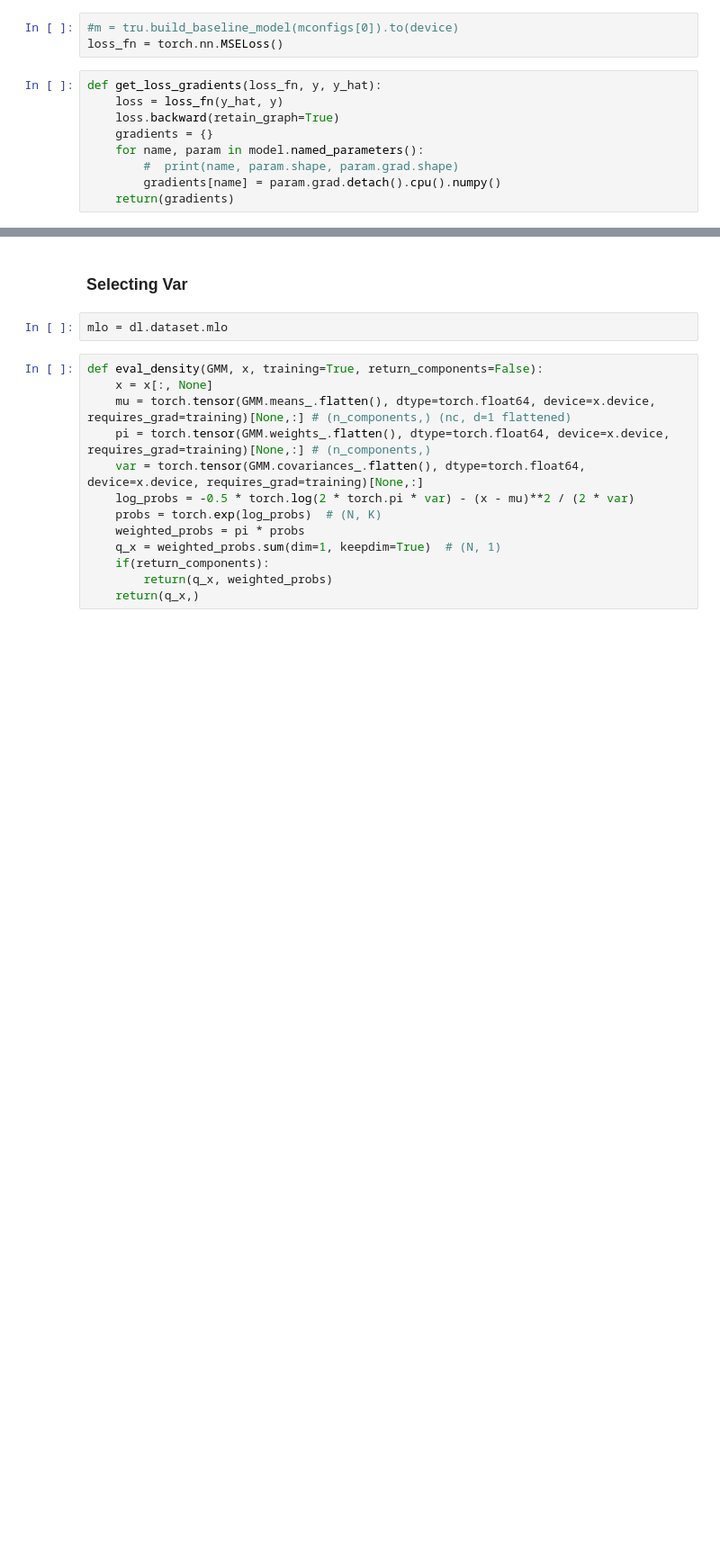
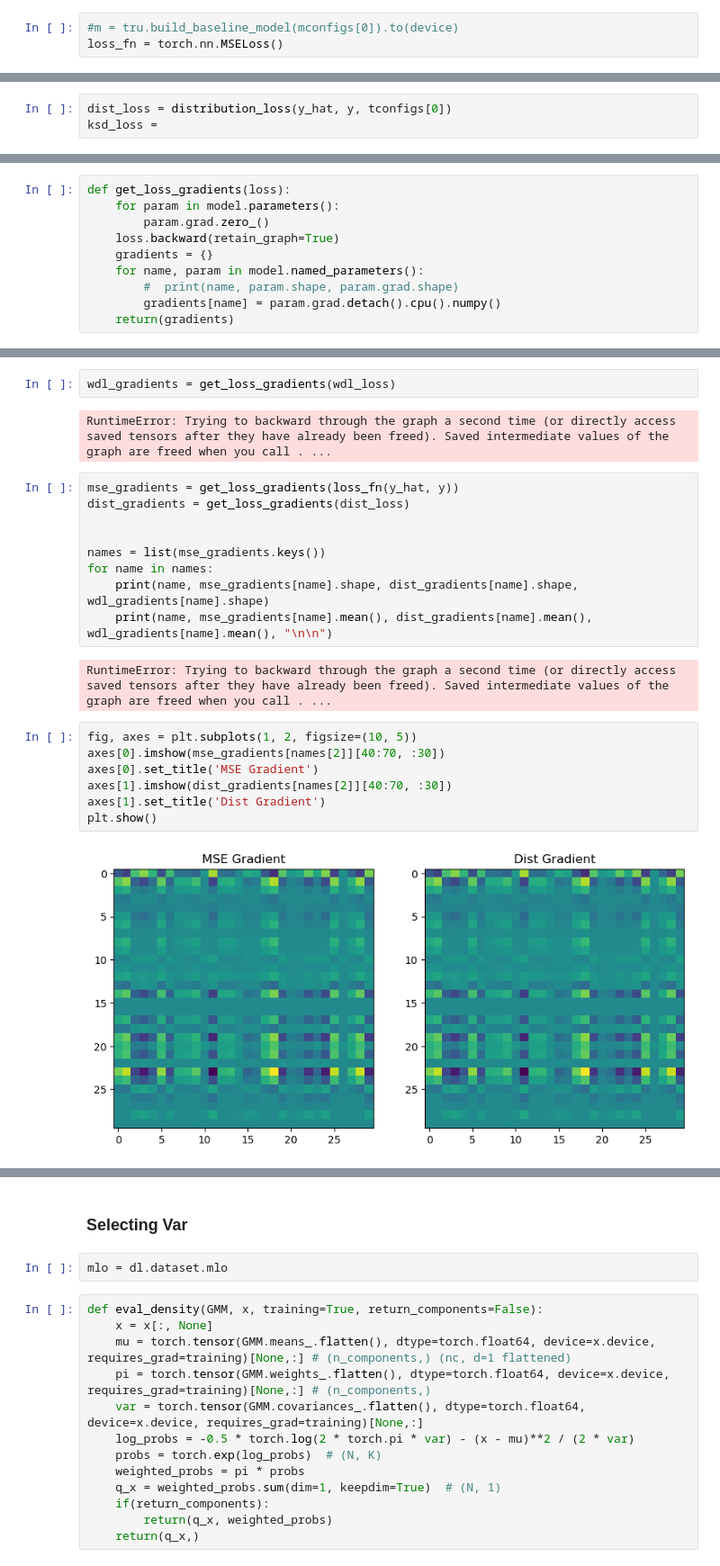
Before and after one commit to SammyAgrawal/diffusion-climsim, a Jupyter notebook: Notebooks/DiffTraining.ipynb, the cells around one changed output, grey strips where cells are left out. Shown at 90% size. Cells and saved outputs as stored; diff of their text form; blank space fills up the shorter version.

```diff
--- a/Notebooks/DiffTraining.ipynb
+++ b/Notebooks/DiffTraining.ipynb
@@ -611,12 +654,3 @@ y_hat.shape, y_hat.device
 # %%
 #m = tru.build_baseline_model(mconfigs[0]).to(device)
 loss_fn = torch.nn.MSELoss()
-# %%
-def get_loss_gradients(loss_fn, y, y_hat):
-    loss = loss_fn(y_hat, y)
-    loss.backward(retain_graph=True)
-    gradients = {}
-    for name, param in model.named_parameters():
-        #  print(name, param.shape, param.grad.shape)
-        gradients[name] = param.grad.detach().cpu().numpy()
-    return(gradients)
@@ -624,0 +723,3 @@ def get_loss_gradients(loss_fn, y, y_hat):
+# %%
+dist_loss = distribution_loss(y_hat, y, tconfigs[0])
+ksd_loss =
@@ -624,0 +745,10 @@ def get_loss_gradients(loss_fn, y, y_hat):
+# %%
+def get_loss_gradients(loss):
+    for param in model.parameters():
+        param.grad.zero_()
+    loss.backward(retain_graph=True)
+    gradients = {}
+    for name, param in model.named_parameters():
+        #  print(name, param.shape, param.grad.shape)
+        gradients[name] = param.grad.detach().cpu().numpy()
+    return(gradients)
@@ -624,0 +763,24 @@ def get_loss_gradients(loss_fn, y, y_hat):
+# %%
+wdl_gradients = get_loss_gradients(wdl_loss)
+# %% [output]
+RuntimeError: Trying to backward through the graph a second time (or directly access saved tensors after they have already been freed). Saved intermediate values of the graph are freed when you call . ...
+# %%
+mse_gradients = get_loss_gradients(loss_fn(y_hat, y))
+dist_gradients = get_loss_gradients(dist_loss)
+
+
+names = list(mse_gradients.keys())
+for name in names:
+    print(name, mse_gradients[name].shape, dist_gradients[name].shape, wdl_gradients[name].shape)
+    print(name, mse_gradients[name].mean(), dist_gradients[name].mean(), wdl_gradients[name].mean(), "\n\n")
+# %% [output]
+RuntimeError: Trying to backward through the graph a second time (or directly access saved tensors after they have already been freed). Saved intermediate values of the graph are freed when you call . ...
+# %%
+fig, axes = plt.subplots(1, 2, figsize=(10, 5))
+axes[0].imshow(mse_gradients[names[2]][40:70, :30])
+axes[0].set_title('MSE Gradient')
+axes[1].imshow(dist_gradients[names[2]][40:70, :30])
+axes[1].set_title('Dist Gradient')
+plt.show()
+# %% [output]
+[figure, added]
```
Also changed, not shown: parts of 78 cells of this notebook, 10 other files.
